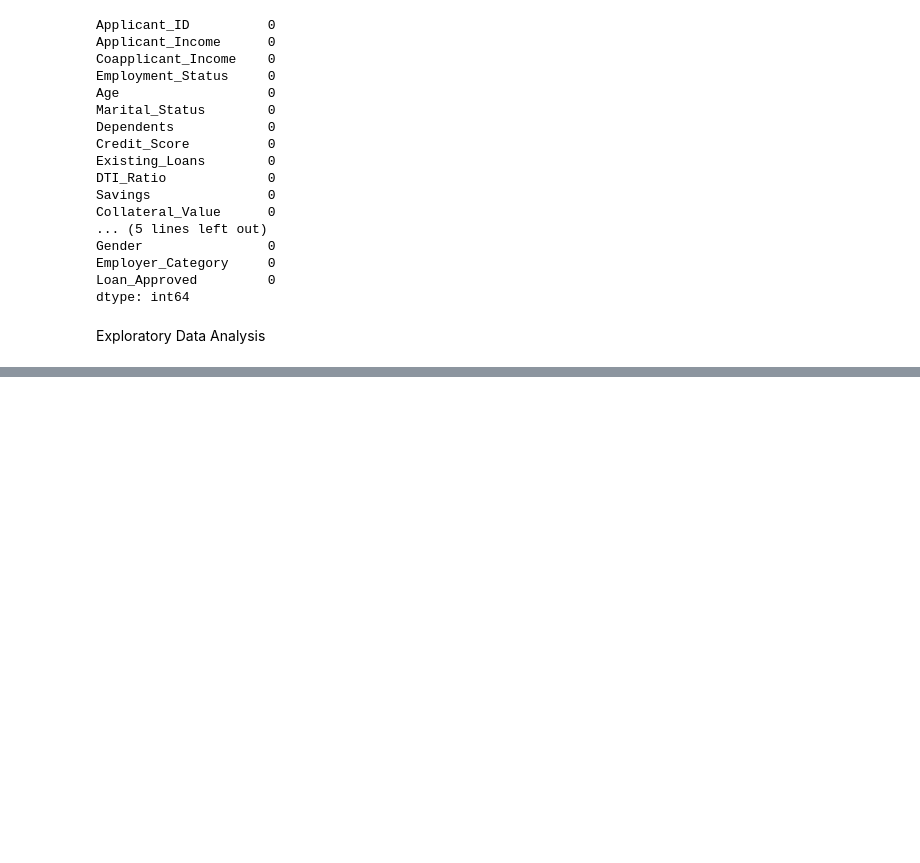
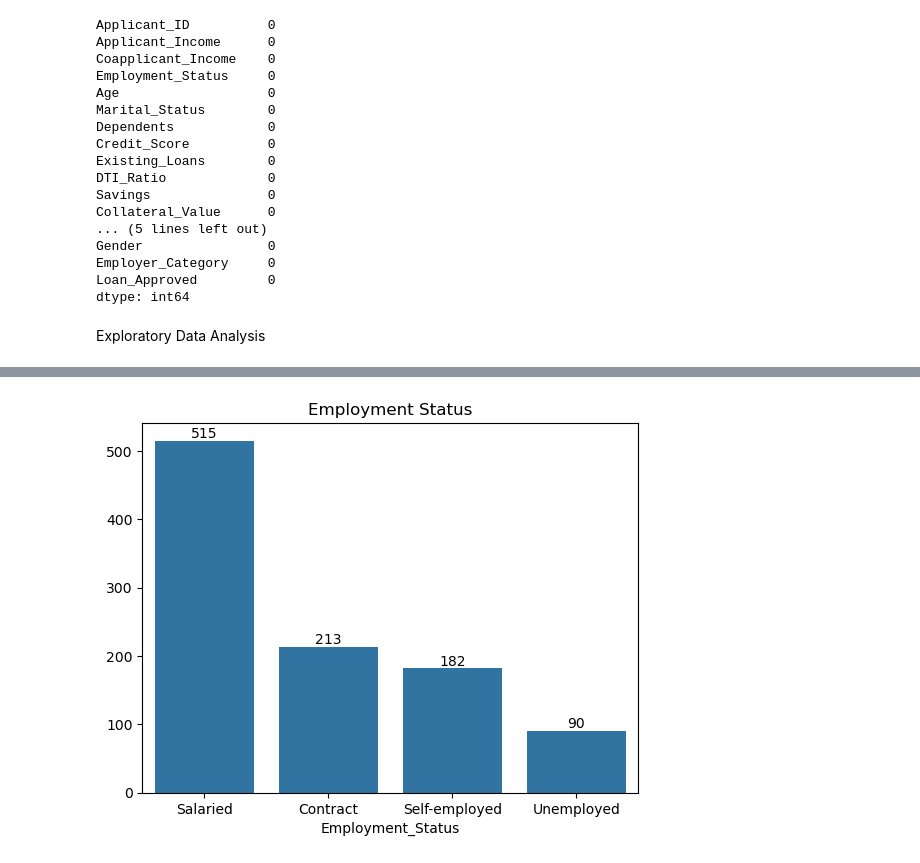
Before and after one commit to KARTHIKAKRISHNA123/lend-sure-ai, a Jupyter notebook: Credit_Wise_Loan_Approval_System.ipynb, the cells around one changed output, grey strips where cells are left out. Cells and saved outputs as stored; diff of their text form; code cells hidden in the pictures; blank space fills up the shorter version.

```diff
--- a/Credit_Wise_Loan_Approval_System.ipynb
+++ b/Credit_Wise_Loan_Approval_System.ipynb
@@ -139,0 +167,9 @@ Exploratory Data Analysis
+# %%
+
+emp_cnt = df["Employment_Status"].value_counts()
+ax = sns.barplot(x=emp_cnt.index, y=emp_cnt.values)
+ax.bar_label(ax.containers[0])
+plt.title("Employment Status")
+plt.show()
+# %% [output]
+[figure, added]
```
Also changed, not shown: parts of 25 cells of this notebook.
